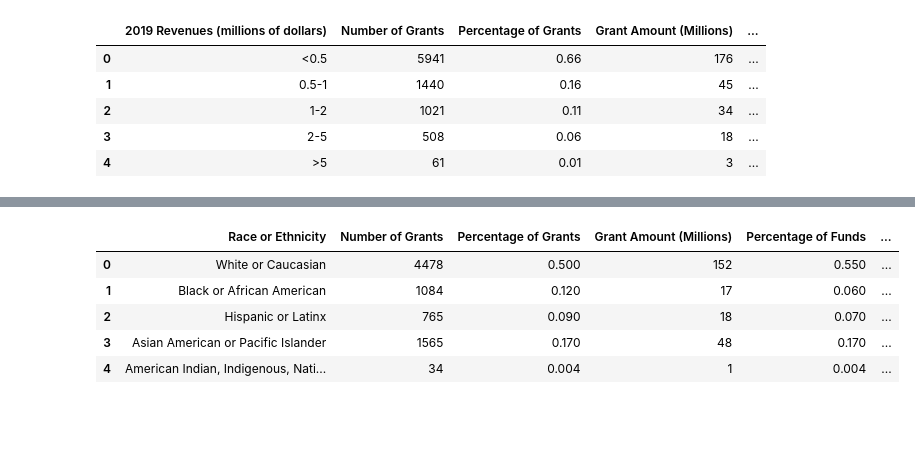
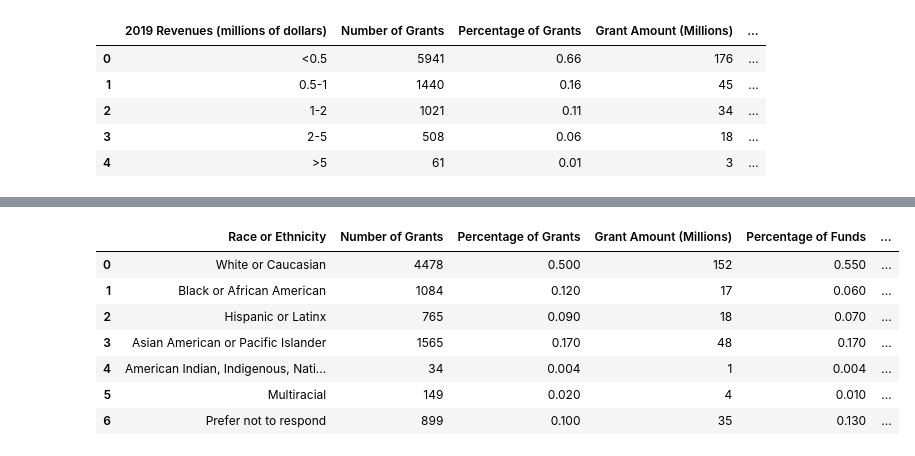
Before and after one commit to Josh-Weidenaar/Project_1, a Jupyter notebook: BIG_viz.ipynb, the cells around one changed output, grey strips where cells are left out. Cells and saved outputs as stored; diff of their text form; code cells hidden in the pictures; blank space fills up the shorter version.

```diff
--- a/BIG_viz.ipynb
+++ b/BIG_viz.ipynb
@@ -46,10 +76,12 @@ big_by_ind_df.head()
 # %%
 # BIG recipients by race
-big_by_race_df.head()
+big_by_race_df
 # %% [output]
 |  | Race or Ethnicity | Number of Grants | Percentage of Grants | Grant Amount (Millions) | Percentage of Funds | ... |
 | 0 | White or Caucasian | 4478 | 0.500 | 152 | 0.550 | ... |
 | 1 | Black or African American | 1084 | 0.120 | 17 | 0.060 | ... |
 | 2 | Hispanic or Latinx | 765 | 0.090 | 18 | 0.070 | ... |
 | 3 | Asian American or Pacific Islander | 1565 | 0.170 | 48 | 0.170 | ... |
 | 4 | American Indian, Indigenous, Nati... | 34 | 0.004 | 1 | 0.004 | ... |
+| 5 | Multiracial | 149 | 0.020 | 4 | 0.010 | ... |
+| 6 | Prefer not to respond | 899 | 0.100 | 35 | 0.130 | ... |
```
Also changed, not shown: parts of 6 cells of this notebook, 4 other files.
